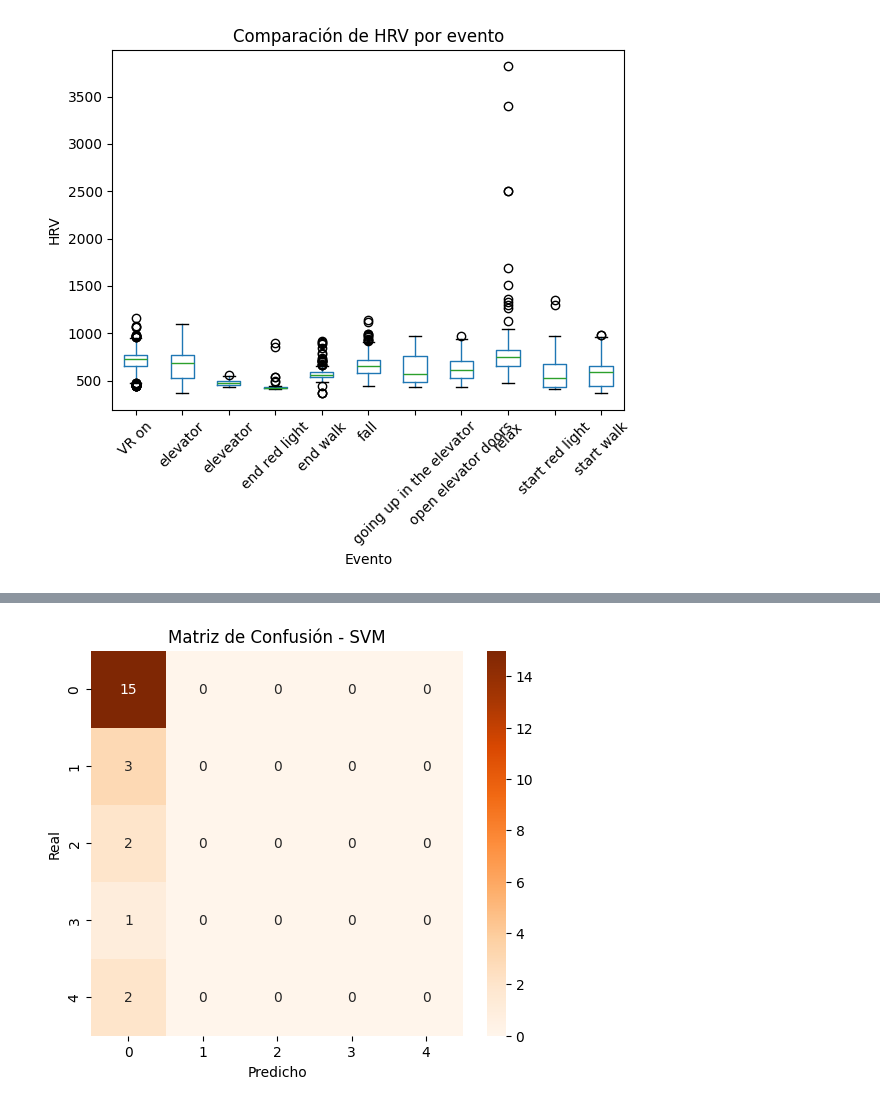
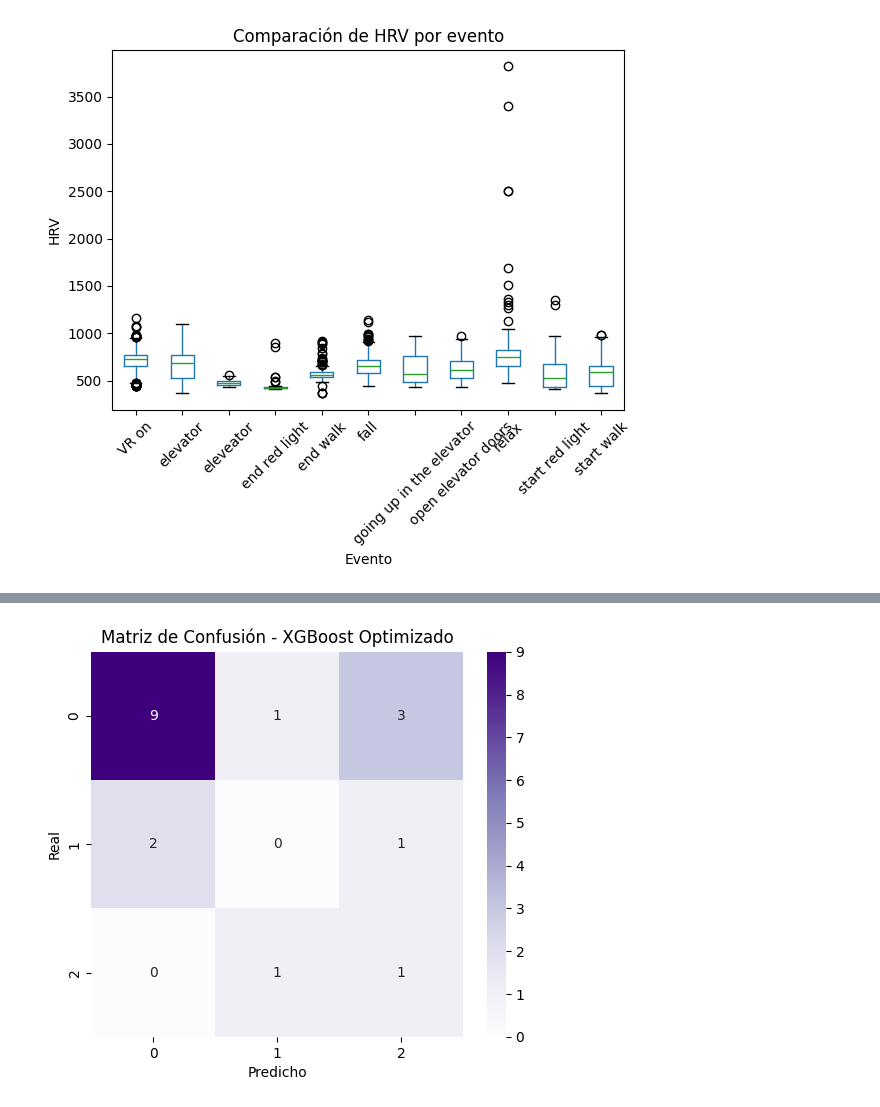
Before and after one commit to mlizarraga-21/CSDI2025, a Jupyter notebook: Practicas/P4/P4-2.ipynb, the cells around one changed output, grey strips where cells are left out. Drawn from its saved outputs; the diff is of its cells as text; code cells hidden in the pictures.

```diff
--- a/Practicas/P4/P4-2.ipynb
+++ b/Practicas/P4/P4-2.ipynb
@@ -233,36 +544,17 @@ Datos guardados en hrv_por_nivel_miedo.csv
 # %%
-import pandas as pd
-import numpy as np
-import matplotlib.pyplot as plt
-import seaborn as sns
-from sklearn.model_selection import train_test_split
-from sklearn.ensemble import RandomForestClassifier
-from sklearn.svm import SVC
-from sklearn.metrics import classification_report, confusion_matrix
-
 # Cargar el DataFrame
 df = pd.read_csv("eventos_hrv.csv")  # Ajusta el nombre del archivo si es necesario
 
-# Extraer características de HRV
-def extract_features(hrv_series):
-    """ Extrae características estadísticas de HRV, manejando listas vacías """
-    if len(hrv_series) == 0:
-        return {
-            "HRV_Mean": np.nan,
-            "HRV_Std": np.nan,
-            "HRV_Median": np.nan,
-            "HRV_IQR": np.nan,
-            "HRV_Max": np.nan,
-            "HRV_Min": np.nan
-        }
-    return {
-        "HRV_Mean": np.mean(hrv_series),
-        "HRV_Std": np.std(hrv_series),
-        "HRV_Median": np.median(hrv_series),
-        "HRV_IQR": np.percentile(hrv_series, 75) - np.percentile(hrv_series, 25),
-        "HRV_Max": np.max(hrv_series),
-        "HRV_Min": np.min(hrv_series)
-    }
+# Reasignar niveles de miedo a 3 categorías comenzando en 0
+def categorize_fear_level(level):
+    if level == 0:
+        return 0  # Antes era 1
+    elif level in [1, 2]:
+        return 1  # Antes era 2
+    else:
+        return 2  # Antes era 3
+
+df["Nivel_Miedo"] = df["Nivel_Miedo"].apply(categorize_fear_level)
 
 # Expandir las muestras y extraer características
 df["HRV_Muestras"] = df["HRV_Muestras"].apply(eval)  # Convertir de string a lista
@@ -279,39 +571,56 @@ class_counts = df_features["Nivel_Miedo"].value_counts()
 valid_classes = class_counts[class_counts >= 2].index
 df_features = df_features[df_features["Nivel_Miedo"].isin(valid_classes)]
 
+# Normalizar características
+scaler = StandardScaler()
+X = scaler.fit_transform(df_features.drop(columns=["Nivel_Miedo"]))
+y = df_features["Nivel_Miedo"].values
+
 # Dividir en entrenamiento y prueba
-X = df_features.drop(columns=["Nivel_Miedo"])
-y = df_features["Nivel_Miedo"]
 X_train, X_test, y_train, y_test = train_test_split(X, y, test_size=0.2, random_state=42, stratify=y)
 
-# Modelo 1: Random Forest
-rf_model = RandomForestClassifier(n_estimators=100, random_state=42)
-rf_model.fit(X_train, y_train)
-y_pred_rf = rf_model.predict(X_test)
+# Aplicar SMOTE para balancear clases
+smote = SMOTE(random_state=42)
+X_train_balanced, y_train_balanced = smote.fit_resample(X_train, y_train)
 
-print("\nRandom Forest Results:")
+# Optimización de hiperparámetros para Random Forest
+param_grid_rf = {
+    'n_estimators': [50, 100, 200],
+    'max_depth': [None, 10, 20],
+    'min_samples_split': [2, 5, 10]
+}
+rf_grid_search = GridSearchCV(RandomForestClassifier(random_state=42), param_grid_rf, cv=3, scoring='accuracy')
+rf_grid_search.fit(X_train_balanced, y_train_balanced)
+best_rf = rf_grid_search.best_estimator_
+y_pred_rf = best_rf.predict(X_test)
+
+print("\nRandom Forest Optimizado:")
 print(classification_report(y_test, y_pred_rf))
 
-# Matriz de confusión
 plt.figure(figsize=(6, 5))
 sns.heatmap(confusion_matrix(y_test, y_pred_rf), annot=True, fmt="d", cmap="Blues")
-plt.title("Matriz de Confusión - Random Forest")
+plt.title("Matriz de Confusión - Random Forest Optimizado")
 plt.xlabel("Predicho")
 plt.ylabel("Real")
 plt.show()
 
-# Modelo 2: Support Vector Machine (SVM)
-svm_model = SVC(kernel="rbf", C=1, gamma="scale")
-svm_model.fit(X_train, y_train)
-y_pred_svm = svm_model.predict(X_test)
+# Optimización de hiperparámetros para XGBoost
+param_grid_xgb = {
+    'n_estimators': [50, 100, 200],
+    'learning_rate': [0.01, 0.1, 0.3],
+    'max_depth': [3, 6, 10]
+}
+xgb_grid_search = GridSearchCV(xgb.XGBClassifier(random_state=42), param_grid_xgb, cv=3, scoring='accuracy')
+xgb_grid_search.fit(X_train_balanced, y_train_balanced)
+best_xgb = xgb_grid_search.best_estimator_
+y_pred_xgb = best_xgb.predict(X_test)
 
-print("\nSVM Results:")
-print(classification_report(y_test, y_pred_svm))
+print("\nXGBoost Optimizado:")
+print(classification_report(y_test, y_pred_xgb))
 
-# Matriz de confusión SVM
 plt.figure(figsize=(6, 5))
-sns.heatmap(confusion_matrix(y_test, y_pred_svm), annot=True, fmt="d", cmap="Oranges")
-plt.title("Matriz de Confusión - SVM")
+sns.heatmap(confusion_matrix(y_test, y_pred_xgb), annot=True, fmt="d", cmap="Purples")
+plt.title("Matriz de Confusión - XGBoost Optimizado")
 plt.xlabel("Predicho")
 plt.ylabel("Real")
 plt.show()
@@ -344 +649 @@ weighted avg       0.43      0.65      0.51        23
-[figure, old version]
+[figure, new version]
```
Also changed, not shown: parts of 21 cells of this notebook.
